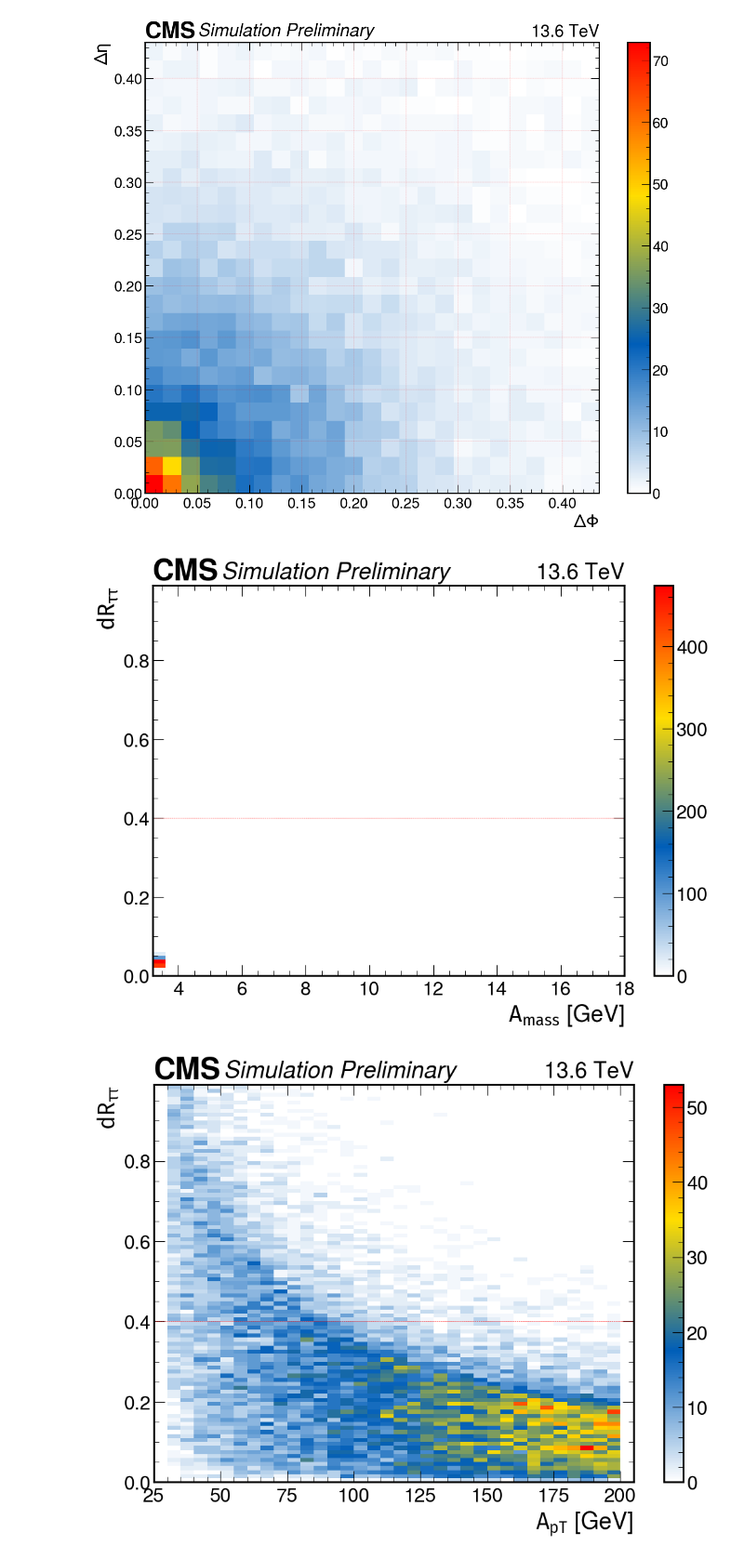
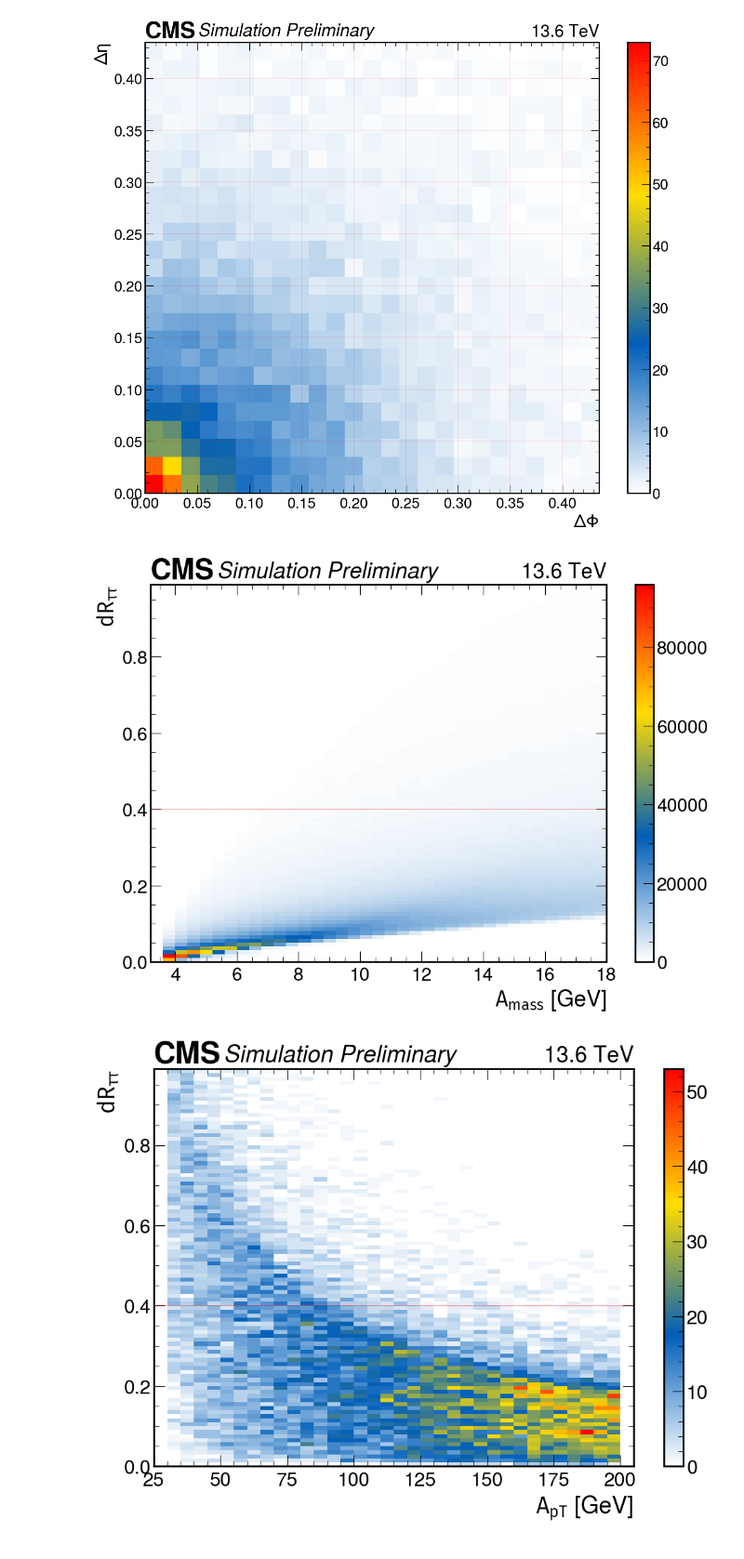
Before and after one commit to bhbam/H_AA_CLuster_jupyter_notebooks, a Jupyter notebook: Run_3_plot_A_2Tau_Gen_Info_from_rootfile_usig_uproot.ipynb, the cells around one changed output. Shown at 93% size. Cells and saved outputs as stored; diff of their text form; code cells hidden in the pictures.

```diff
--- a/Run_3_plot_A_2Tau_Gen_Info_from_rootfile_usig_uproot.ipynb
+++ b/Run_3_plot_A_2Tau_Gen_Info_from_rootfile_usig_uproot.ipynb
@@ -27,7 +28,7 @@ Matplotlib created a temporary config/cache directory at /tmp/matplotlib-126nf09
 ### Physical samples
 # %%
 # file = uproot.open("data/GenInfo_only_90.root")
-file = uproot.open("../analysis_run3/GenInfo_ATo2Tau/CMSSW_13_0_17/src/Gen/Ntuples/GenInfo_only_A_2Tau_m3p6To3p6_pt30To300_noOCC.root")
+file = uproot.open("../analysis_run3/GenInfo_ATo2Tau/CMSSW_13_0_17/src/Gen/Ntuples/Combined_GenInfo_only_A_2Tau_m3p6To18_pT30To300_v2_unbiased.root")
 RHTree = file["fevt/RHTree"]
 # %%
 # RHTree.keys()
@@ -189,19 +195,19 @@ plt.show()
 # %%
 GenA1 = RHTree.arrays(["GenA1"],"GenA1 > -111",library="pd")['GenA1']
 dR_Tau1_Tau2 = RHTree.arrays(["dR_Tau1_Tau2"],"dR_Tau1_Tau2 > -111",library="pd")['dR_Tau1_Tau2']
 
 fig, ax = plt.subplots(figsize=(12,8), dpi=100)
-norm = mcolors.TwoSlopeNorm(vmin=0, vmax = 80, vcenter=40)
+norm = mcolors.TwoSlopeNorm(vmin=0, vmax = 400, vcenter=200)
 plt.hist2d(GenA1, dR_Tau1_Tau2, bins=[np.arange(3.2,18.1, .4), np.arange(0,1,0.01)],cmap=cms_cmap)
 plt.xlabel(r'$\mathrm{A_{mass}} $ [GeV]')
 plt.ylabel(r'$\mathrm{dR_{\tau\tau}}$ ')
 plt.colorbar().set_label(label='' )
 plt.axhline(y=0.4, color='r', linestyle='--', linewidth=.4)
 hep.cms.label(llabel=f"Simulation Preliminary", rlabel="13.6 TeV", loc=0, ax=ax)
 # plt.savefig(f'A_Mass_{mass} GeV.png', bbox_inches='tight',dpi=300, facecolor = "w")
 plt.show()
 # %% [output]
-[figure, old version]
+[figure, new version]
 # %%
 A1_pt = RHTree.arrays(["A1_pt"],"A1_pt > -111",library="pd")['A1_pt']
 dR_Tau1_Tau2 = RHTree.arrays(["dR_Tau1_Tau2"],"dR_Tau1_Tau2 > -111",library="pd")['dR_Tau1_Tau2']
```
Also changed, not shown: parts of 26 cells of this notebook, 2 other files.
